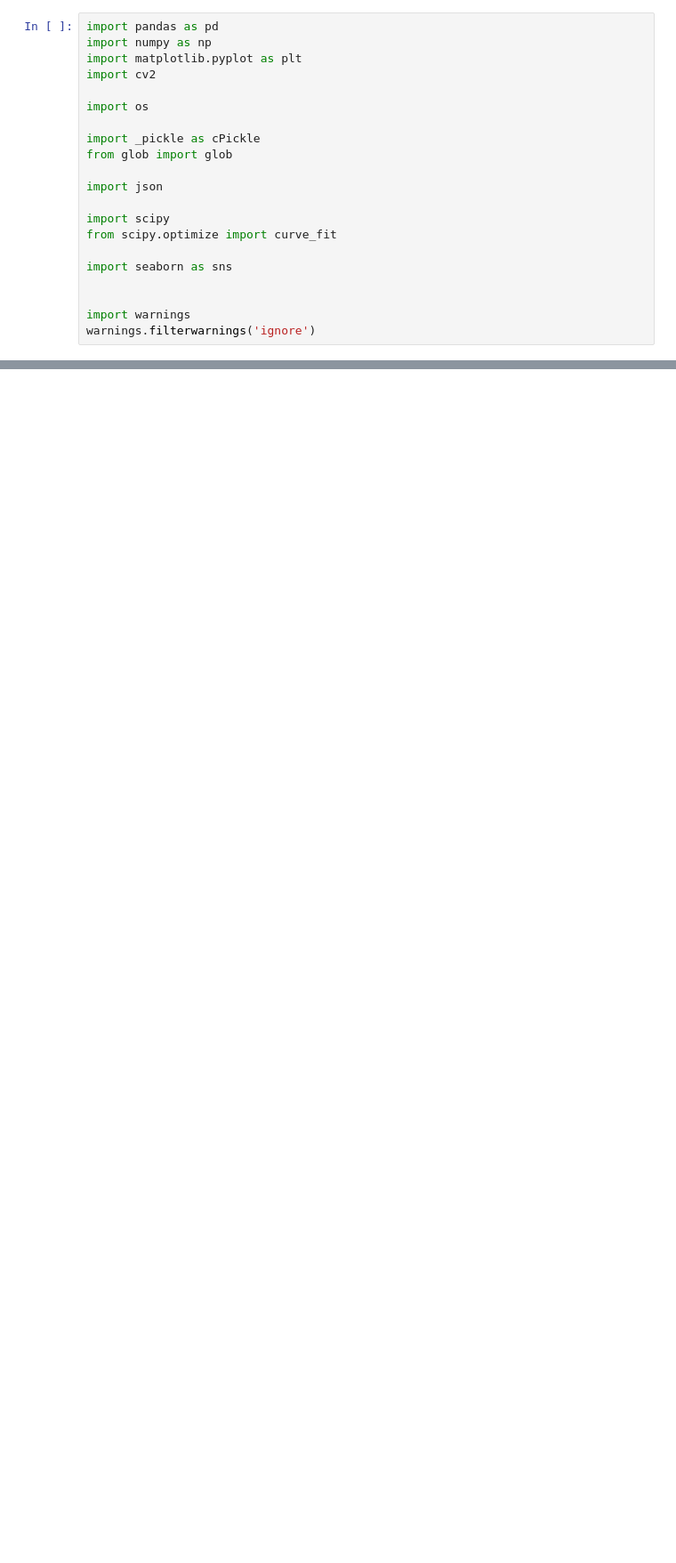
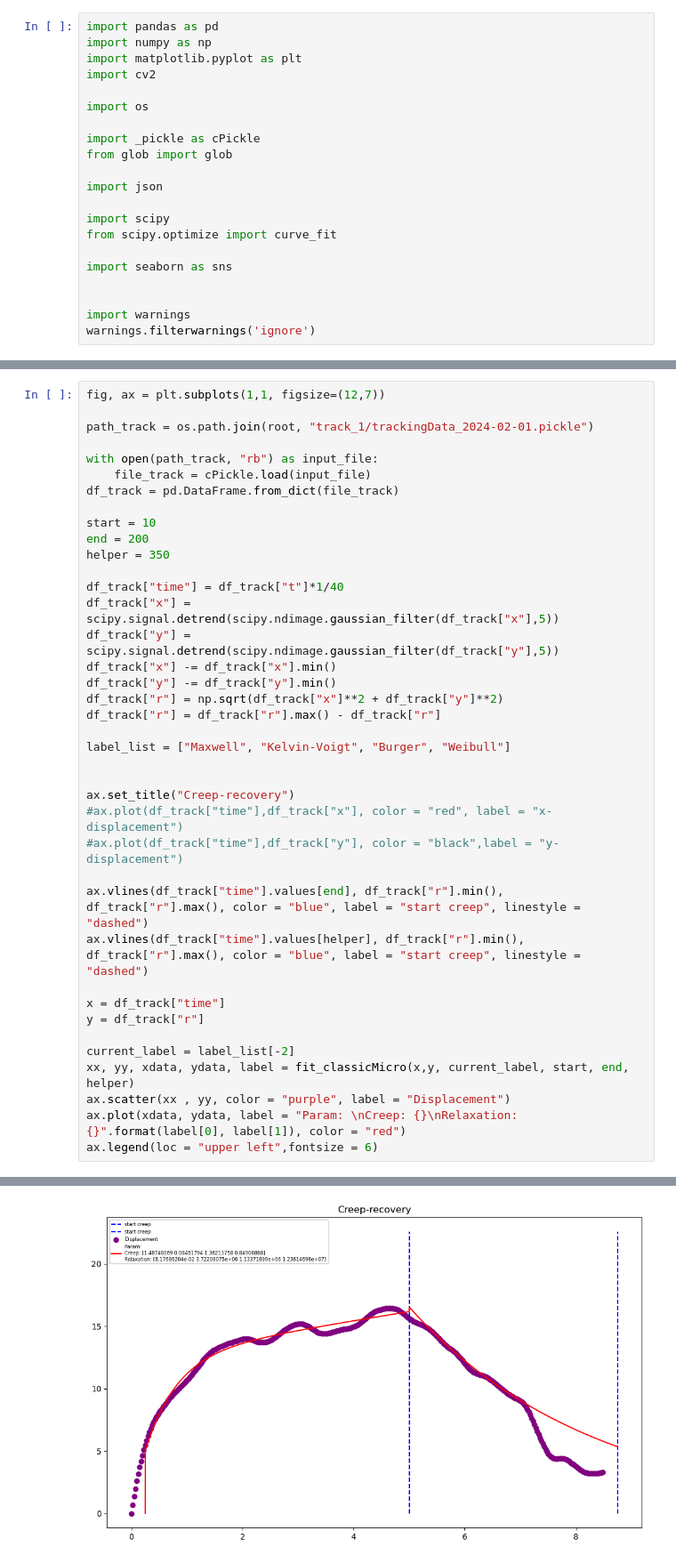
Before and after one commit to ArttuD/MicrorheologyProto, a Jupyter notebook: presentation.ipynb, the cells around one changed output, grey strips where cells are left out. Shown at 89% size. Drawn from its saved outputs; the diff is of its cells as text; blank space fills up the shorter version.

```diff
--- a/presentation.ipynb
+++ b/presentation.ipynb
@@ -503,0 +749,40 @@ ax3.legend(loc = "lower right")
+# %%
+fig, ax = plt.subplots(1,1, figsize=(12,7))
+
+path_track = os.path.join(root, "track_1/trackingData_2024-02-01.pickle")
+
+with open(path_track, "rb") as input_file:
+    file_track = cPickle.load(input_file)
+df_track = pd.DataFrame.from_dict(file_track)
+
+start = 10
+end = 200
+helper = 350
+
+df_track["time"] = df_track["t"]*1/40
+df_track["x"] = scipy.signal.detrend(scipy.ndimage.gaussian_filter(df_track["x"],5))
+df_track["y"] = scipy.signal.detrend(scipy.ndimage.gaussian_filter(df_track["y"],5))
+df_track["x"] -= df_track["x"].min()
+df_track["y"] -= df_track["y"].min()
+df_track["r"] = np.sqrt(df_track["x"]**2 + df_track["y"]**2)
+df_track["r"] = df_track["r"].max() - df_track["r"]
+
+label_list = ["Maxwell", "Kelvin-Voigt", "Burger", "Weibull"]
+
+
+ax.set_title("Creep-recovery")
+#ax.plot(df_track["time"],df_track["x"], color = "red", label = "x-displacement")
+#ax.plot(df_track["time"],df_track["y"], color = "black",label = "y-displacement")
+
+ax.vlines(df_track["time"].values[end], df_track["r"].min(), df_track["r"].max(), color = "blue", label = "start creep", linestyle = "dashed")
+ax.vlines(df_track["time"].values[helper], df_track["r"].min(), df_track["r"].max(), color = "blue", label = "start creep", linestyle = "dashed")
+
+x = df_track["time"]
+y = df_track["r"]
+
+current_label = label_list[-2]
+xx, yy, xdata, ydata, label = fit_classicMicro(x,y, current_label, start, end, helper)
+ax.scatter(xx , yy, color = "purple", label = "Displacement")
+ax.plot(xdata, ydata, label = "Param: \nCreep: {}\nRelaxation: {}".format(label[0], label[1]), color = "red")
+ax.legend(loc = "upper left",fontsize = 6)
+# %% [output]
@@ -503,0 +790 @@ ax3.legend(loc = "lower right")
+[figure, added]
```
Also changed, not shown: parts of 43 cells of this notebook.
